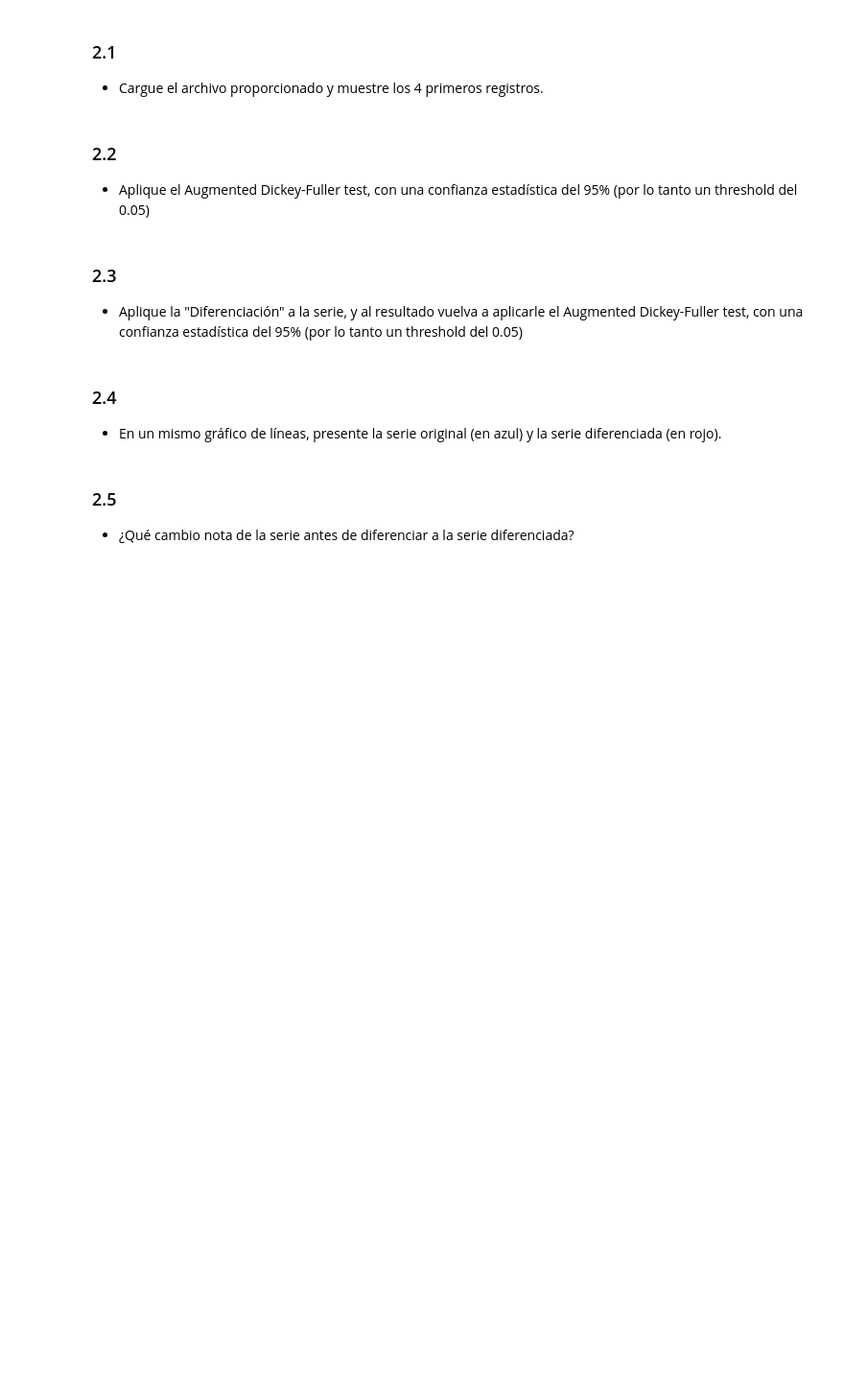
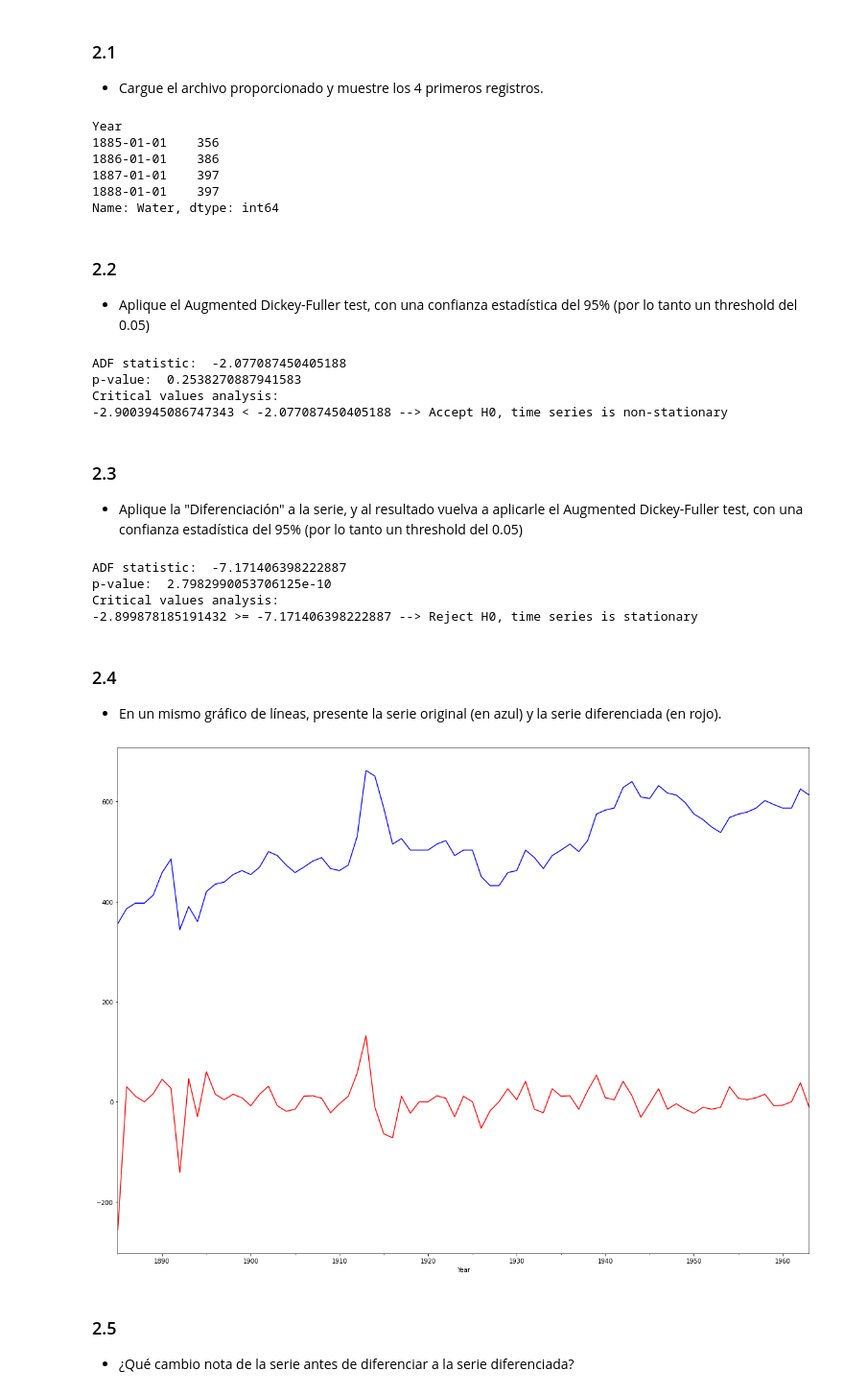
Before and after one commit to GabrielVargasR/University-Artificial-Intelligence, a Jupyter notebook: TC2 - TS, Norm, Reg/2021-2-Trabajo_Corto_02.ipynb, the cells around one changed output. Shown at 96% size. Saved outputs shown, nothing was run; the diff lists cells and outputs as text; code cells hidden in the pictures; blank space fills up the shorter version.

```diff
--- a/TC2 - TS, Norm, Reg/2021-2-Trabajo_Corto_02.ipynb
+++ b/TC2 - TS, Norm, Reg/2021-2-Trabajo_Corto_02.ipynb
@@ -303,6 +303,19 @@ plt.show()
 # %% [markdown]
 ### 2.1
 - Cargue el archivo proporcionado y muestre los 4 primeros registros.
+# %%
+# loads file as a pd Series, not a DataFrame
+series = pd.read_csv('data/yearly-water-usage.csv', header = 0, parse_dates = [0], index_col = 0,
+                    squeeze = True)
+
+print(series.head(4)) # shows first 4 registers
+# %% [output]
+Year
+1885-01-01    356
+1886-01-01    386
+1887-01-01    397
+1888-01-01    397
+Name: Water, dtype: int64
 # %% [markdown]
 ### 2.2
 
@@ -310,11 +342,48 @@ plt.show()
+# %%
+from statsmodels.tsa.stattools import adfuller
+
+# Extracts water usage values from series, ignoring timestamps but maintaining time order
+X = series.values # series from 2.1
+
+# Tests the data with the Augmented Dickey-Fuller test
+adf_test(X)
+# %% [output]
+ADF statistic:  -2.077087450405188
+p-value:  0.2538270887941583
+Critical values analysis:
+-2.9003945086747343 < -2.077087450405188 --> Accept H0, time series is non-stationary
 # %% [markdown]
 ### 2.3
 
 - Aplique la "Diferenciación" a la serie, y al resultado vuelva a aplicarle el Augmented Dickey-Fuller test, con una confianza estadística del 95% (por lo tanto un threshold del 0.05)
+# %%
+from numpy import log
+
+dif_series = series.copy()
+
+# applies first difference to time series
+# https://www.statistics.com/glossary/differencing-of-time-series/
+for i in range(series.size):
+    dif_series[i] = series[i]-series[i-1]
+
+# applies adf test to differentiated series
+adf_test(dif_series)
+# %% [output]
+ADF statistic:  -7.171406398222887
+p-value:  2.7982990053706125e-10
+Critical values analysis:
+-2.899878185191432 >= -7.171406398222887 --> Reject H0, time series is stationary
 # %% [markdown]
 ### 2.4
 
 - En un mismo gráfico de líneas, presente la serie original (en azul) y la serie diferenciada (en rojo).
+# %%
+plt.figure(figsize=(20,15)) # sets size for graph
+series.plot(color='blue') # plots original series in blue
+series2.plot(color='red') # plots differenced series in red
+plt.show()
+# %% [output]
+[figure, added]
 # %% [markdown]
 ### 2.5
 
```
Also changed, not shown: parts of 3 cells of this notebook.
